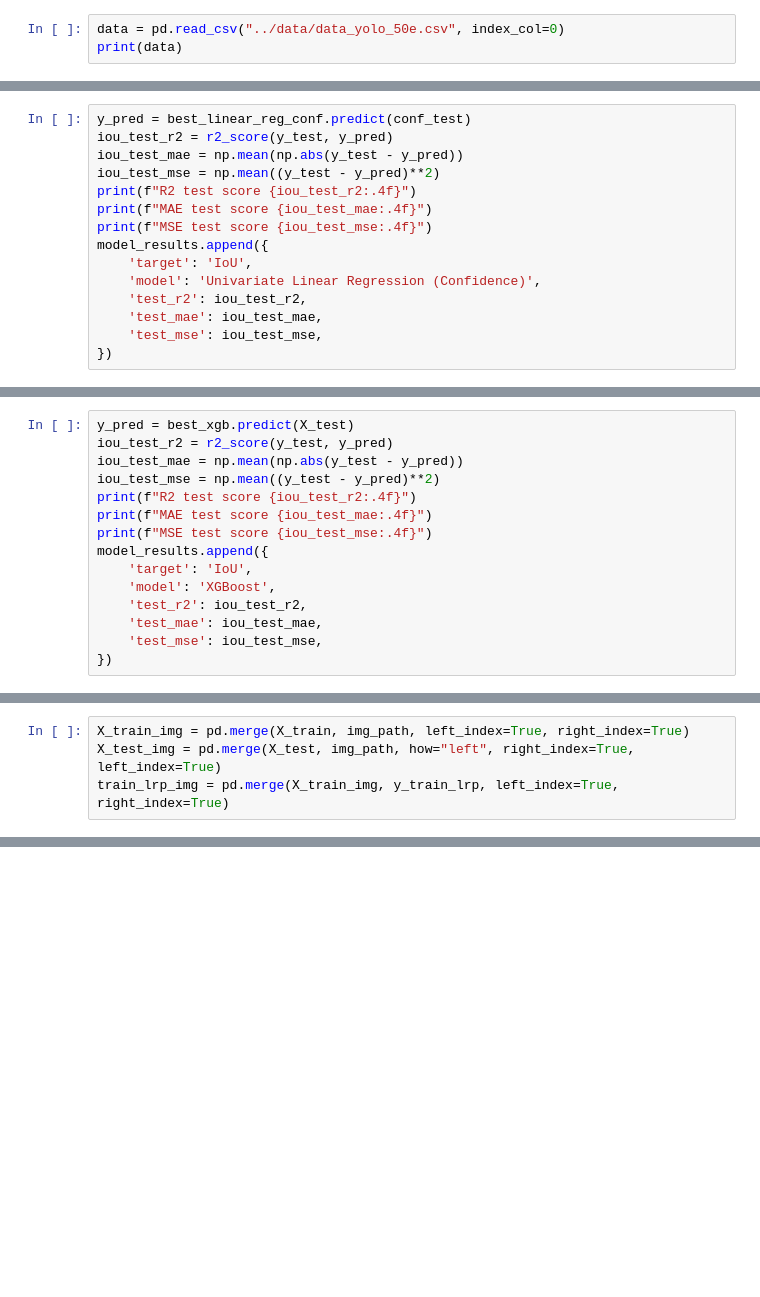
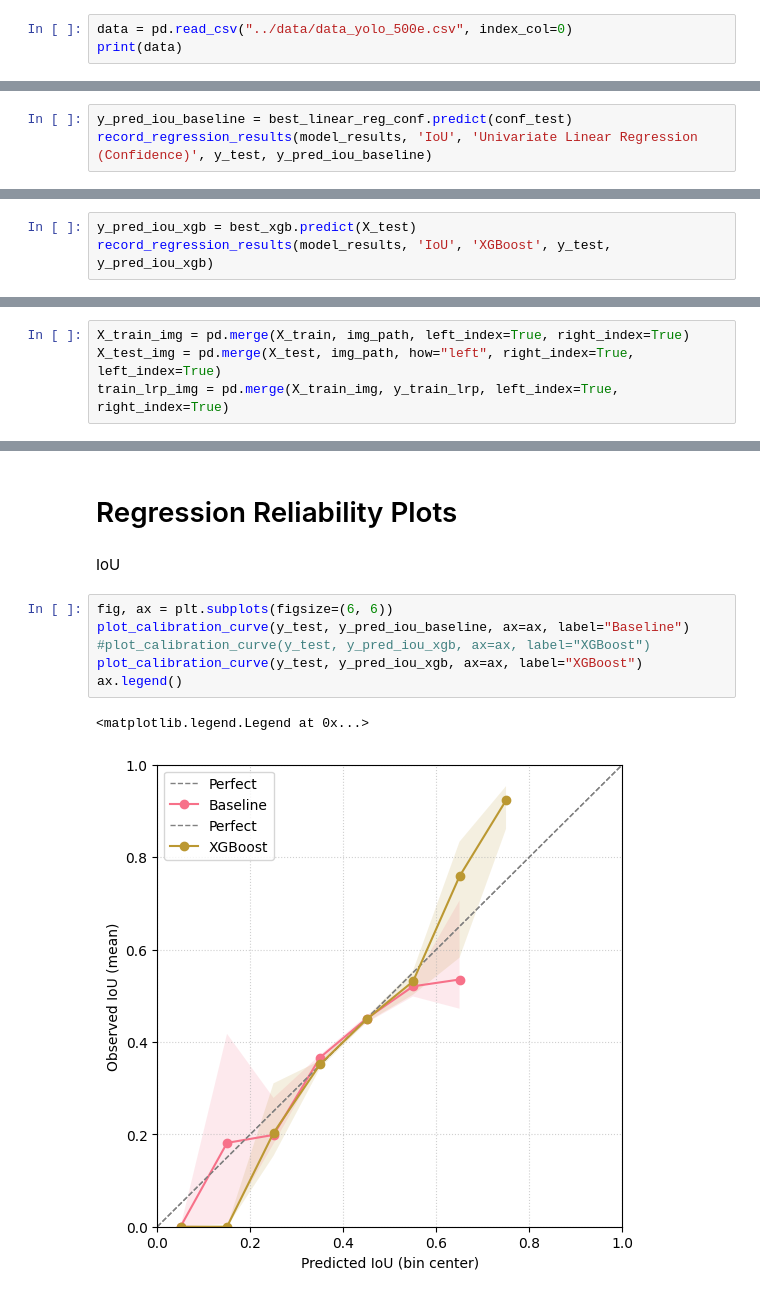
Before and after one commit to femartip/frame-validity-od, a Jupyter notebook: notebooks/assessors.ipynb, the cells around one changed output, grey strips where cells are left out. Cells and saved outputs as stored; diff of their text form; blank space fills up the shorter version.

Commit message:
Added calibration plots and metrics to assessors

```diff
--- a/notebooks/assessors.ipynb
+++ b/notebooks/assessors.ipynb
@@ -72,7 +173,7 @@ XGB_PARAM_GRID = {
 # %% [markdown]
 # Load data
 # %%
-data = pd.read_csv("../data/data_yolo_50e.csv", index_col=0)
+data = pd.read_csv("../data/data_yolo_500e.csv", index_col=0)
 print(data)
 # %% [output]
       country time_of_day        lat       long       road_type  \
@@ -245,18 +343,6 @@ Mean CV train MSE score 0.0181
 Mean CV test MSE score 0.0181
 Best params: {'model__fit_intercept': True, 'model__positive': False}
 # %%
-y_pred = best_linear_reg_conf.predict(conf_test)
-iou_test_r2 = r2_score(y_test, y_pred)
-iou_test_mae = np.mean(np.abs(y_test - y_pred))
-iou_test_mse = np.mean((y_test - y_pred)**2)
-print(f"R2 test score {iou_test_r2:.4f}")
-print(f"MAE test score {iou_test_mae:.4f}")
-print(f"MSE test score {iou_test_mse:.4f}")
-model_results.append({
-    'target': 'IoU',
-    'model': 'Univariate Linear Regression (Confidence)',
-    'test_r2': iou_test_r2,
-    'test_mae': iou_test_mae,
-    'test_mse': iou_test_mse,
-})
+y_pred_iou_baseline = best_linear_reg_conf.predict(conf_test)
+record_regression_results(model_results, 'IoU', 'Univariate Linear Regression (Confidence)', y_test, y_pred_iou_baseline)
 # %% [output]
@@ -597,18 +670,6 @@ Mean CV train MSE score 0.0134
 Mean CV test MSE score 0.0179
 Best params: {'model__learning_rate': 0.01, 'model__n_estimators': 200}
 # %%
-y_pred = best_xgb.predict(X_test)
-iou_test_r2 = r2_score(y_test, y_pred)
-iou_test_mae = np.mean(np.abs(y_test - y_pred))
-iou_test_mse = np.mean((y_test - y_pred)**2)
-print(f"R2 test score {iou_test_r2:.4f}")
-print(f"MAE test score {iou_test_mae:.4f}")
-print(f"MSE test score {iou_test_mse:.4f}")
-model_results.append({
-    'target': 'IoU',
-    'model': 'XGBoost',
-    'test_r2': iou_test_r2,
-    'test_mae': iou_test_mae,
-    'test_mse': iou_test_mse,
-})
+y_pred_iou_xgb = best_xgb.predict(X_test)
+record_regression_results(model_results, 'IoU', 'XGBoost', y_test, y_pred_iou_xgb)
 # %% [output]
@@ -1428,2 +1346,15 @@ lrp & Autogluon_tab & 0.436800 & 0.151600 & 0.033800 \\
 \bottomrule
 \end{tabular}
+# %% [markdown]
+# Regression Reliability Plots
+# %% [markdown]
+IoU
+# %%
+fig, ax = plt.subplots(figsize=(6, 6))
+plot_calibration_curve(y_test, y_pred_iou_baseline, ax=ax, label="Baseline")
+#plot_calibration_curve(y_test, y_pred_iou_xgb, ax=ax, label="XGBoost")
+plot_calibration_curve(y_test, y_pred_iou_xgb, ax=ax, label="XGBoost")
+ax.legend()
+# %% [output]
+<matplotlib.legend.Legend at 0x...>
+[figure, added]
```
Also changed, not shown: parts of 61 cells of this notebook, 4 other files.
